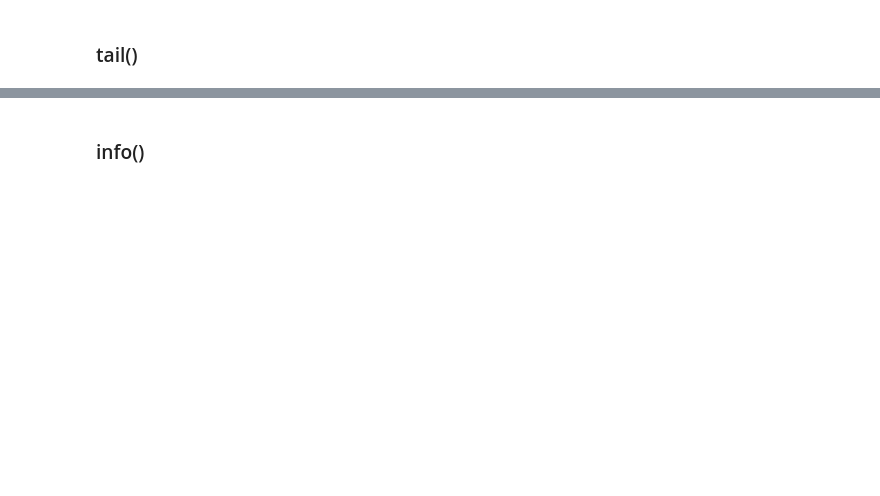
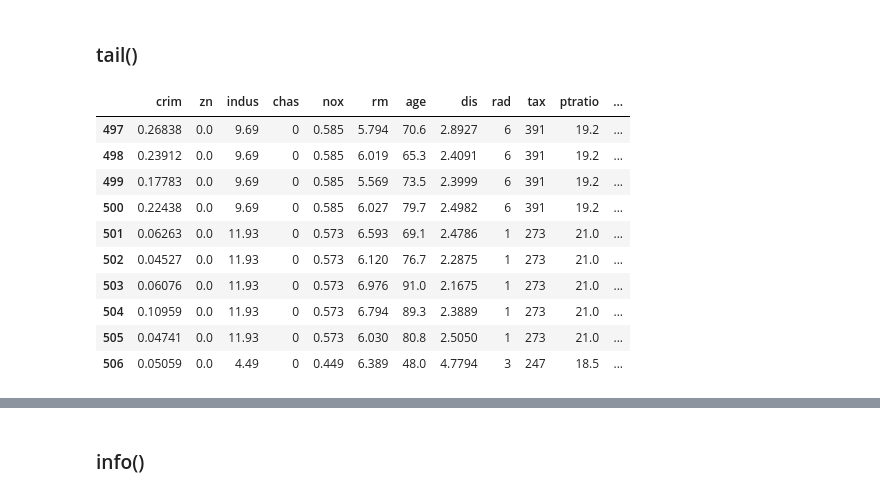
Before and after one commit to alirezasaharkhiz9/python-for-DataAnalysis, a Jupyter notebook: Pandas.ipynb, the cells around one changed output, grey strips where cells are left out. Saved outputs shown, nothing was run; the diff lists cells and outputs as text; code cells hidden in the pictures; blank space fills up the shorter version.

```diff
--- a/Pandas.ipynb
+++ b/Pandas.ipynb
@@ -174,2 +510,16 @@ values
 # %% [markdown]
 ### tail()
+# %%
+data.tail(10)
+# %% [output]
+|  | crim | zn | indus | chas | nox | rm | age | dis | rad | tax | ptratio | ... |
+| 497 | 0.26838 | 0.0 | 9.69 | 0 | 0.585 | 5.794 | 70.6 | 2.8927 | 6 | 391 | 19.2 | ... |
+| 498 | 0.23912 | 0.0 | 9.69 | 0 | 0.585 | 6.019 | 65.3 | 2.4091 | 6 | 391 | 19.2 | ... |
+| 499 | 0.17783 | 0.0 | 9.69 | 0 | 0.585 | 5.569 | 73.5 | 2.3999 | 6 | 391 | 19.2 | ... |
+| 500 | 0.22438 | 0.0 | 9.69 | 0 | 0.585 | 6.027 | 79.7 | 2.4982 | 6 | 391 | 19.2 | ... |
+| 501 | 0.06263 | 0.0 | 11.93 | 0 | 0.573 | 6.593 | 69.1 | 2.4786 | 1 | 273 | 21.0 | ... |
+| 502 | 0.04527 | 0.0 | 11.93 | 0 | 0.573 | 6.120 | 76.7 | 2.2875 | 1 | 273 | 21.0 | ... |
+| 503 | 0.06076 | 0.0 | 11.93 | 0 | 0.573 | 6.976 | 91.0 | 2.1675 | 1 | 273 | 21.0 | ... |
+| 504 | 0.10959 | 0.0 | 11.93 | 0 | 0.573 | 6.794 | 89.3 | 2.3889 | 1 | 273 | 21.0 | ... |
+| 505 | 0.04741 | 0.0 | 11.93 | 0 | 0.573 | 6.030 | 80.8 | 2.5050 | 1 | 273 | 21.0 | ... |
+| 506 | 0.05059 | 0.0 | 4.49 | 0 | 0.449 | 6.389 | 48.0 | 4.7794 | 3 | 247 | 18.5 | ... |
```
Also changed, not shown: parts of 47 cells of this notebook.
